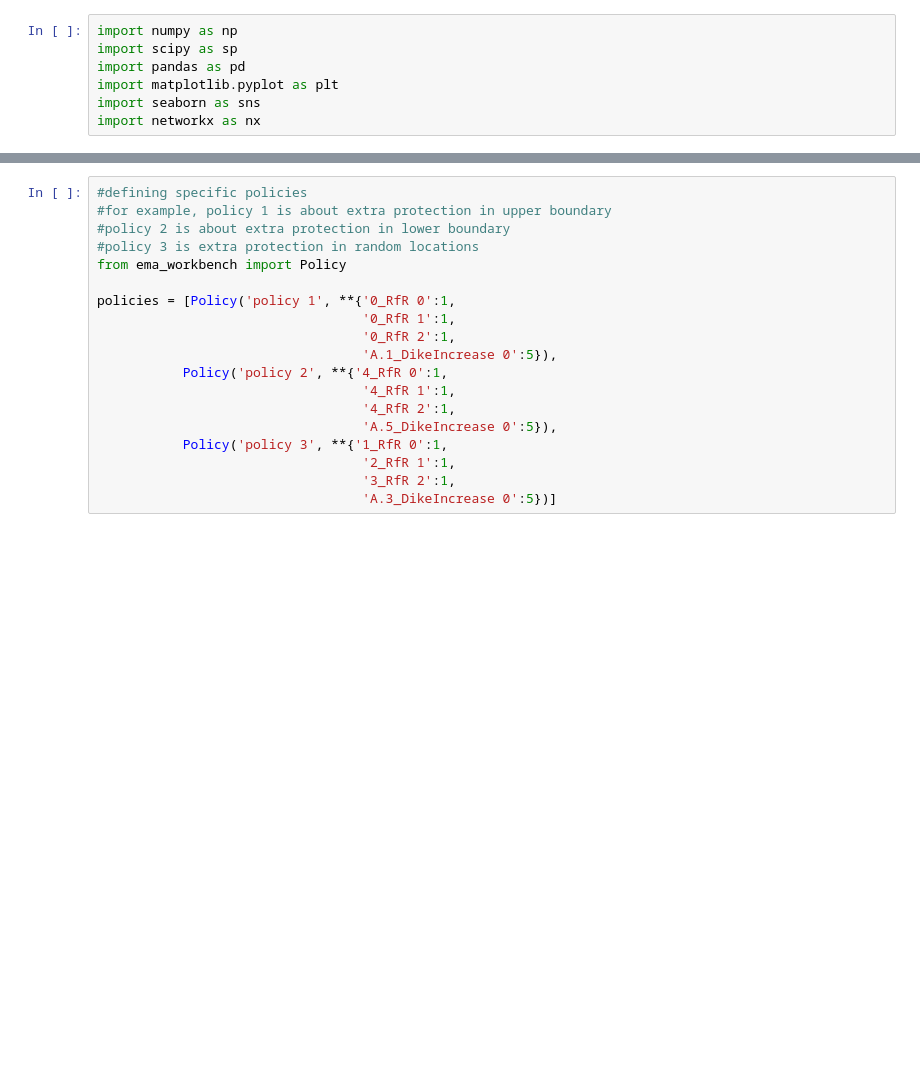
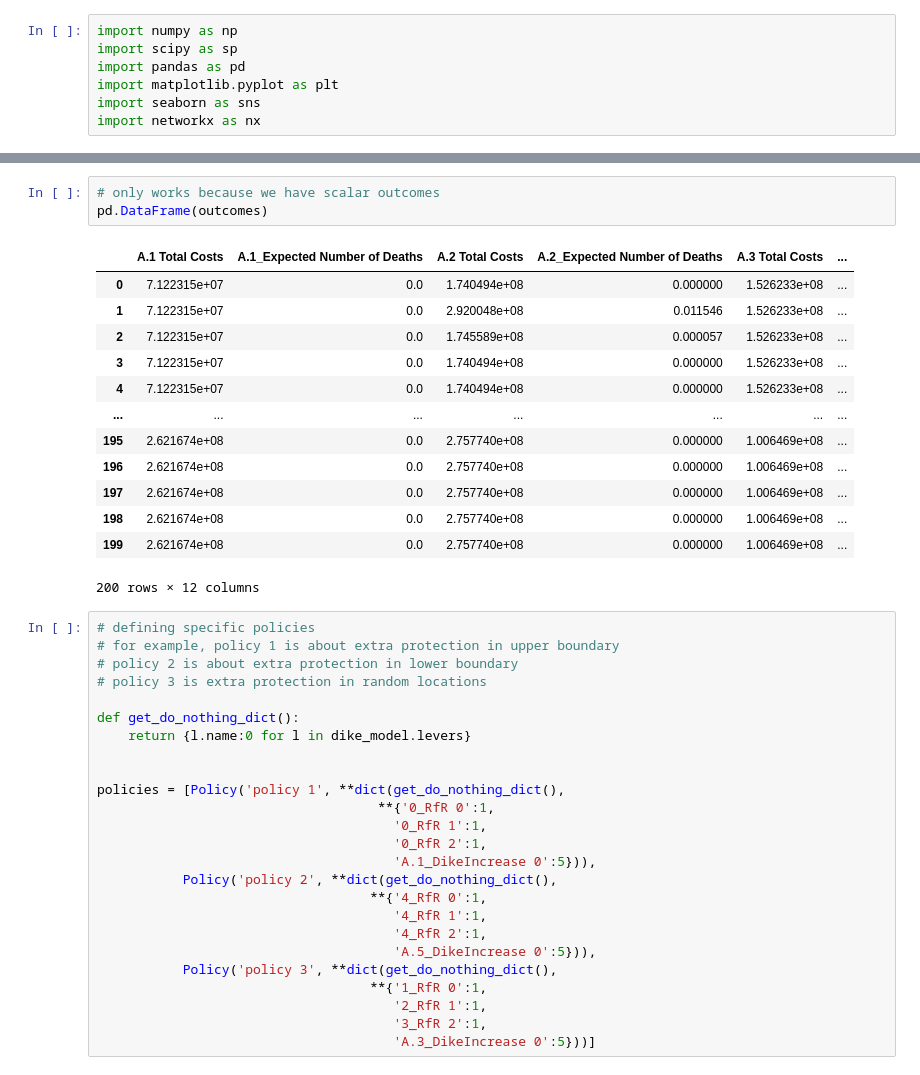
Before and after one commit to quaquel/epa141A_open, a Jupyter notebook: final assignment/Problem Formulations.ipynb, the cells around one changed output, grey strips where cells are left out. Drawn from its saved outputs; the diff is of its cells as text; blank space fills up the shorter version.

```diff
--- a/final assignment/Problem Formulations.ipynb
+++ b/final assignment/Problem Formulations.ipynb
@@ -153,23 +126,46 @@ dict_keys(['A.1 Total Costs', 'A.1_Expected Number of Deaths', 'A.2 Total Costs'
 200 rows × 53 columns
+# %%
+# only works because we have scalar outcomes
+pd.DataFrame(outcomes)
+# %% [output]
+|  | A.1 Total Costs | A.1_Expected Number of Deaths | A.2 Total Costs | A.2_Expected Number of Deaths | A.3 Total Costs | ... |
+| 0 | 7.122315e+07 | 0.0 | 1.740494e+08 | 0.000000 | 1.526233e+08 | ... |
+| 1 | 7.122315e+07 | 0.0 | 2.920048e+08 | 0.011546 | 1.526233e+08 | ... |
+| 2 | 7.122315e+07 | 0.0 | 1.745589e+08 | 0.000057 | 1.526233e+08 | ... |
+| 3 | 7.122315e+07 | 0.0 | 1.740494e+08 | 0.000000 | 1.526233e+08 | ... |
+| 4 | 7.122315e+07 | 0.0 | 1.740494e+08 | 0.000000 | 1.526233e+08 | ... |
+| ... | ... | ... | ... | ... | ... | ... |
+| 195 | 2.621674e+08 | 0.0 | 2.757740e+08 | 0.000000 | 1.006469e+08 | ... |
+| 196 | 2.621674e+08 | 0.0 | 2.757740e+08 | 0.000000 | 1.006469e+08 | ... |
+| 197 | 2.621674e+08 | 0.0 | 2.757740e+08 | 0.000000 | 1.006469e+08 | ... |
+| 198 | 2.621674e+08 | 0.0 | 2.757740e+08 | 0.000000 | 1.006469e+08 | ... |
+| 199 | 2.621674e+08 | 0.0 | 2.757740e+08 | 0.000000 | 1.006469e+08 | ... |
+200 rows × 12 columns
 # %%
-#defining specific policies
-#for example, policy 1 is about extra protection in upper boundary
-#policy 2 is about extra protection in lower boundary
-#policy 3 is extra protection in random locations
-from ema_workbench import Policy
+# defining specific policies
+# for example, policy 1 is about extra protection in upper boundary
+# policy 2 is about extra protection in lower boundary
+# policy 3 is extra protection in random locations
 
-policies = [Policy('policy 1', **{'0_RfR 0':1,
-                                  '0_RfR 1':1,
-                                  '0_RfR 2':1,
-                                  'A.1_DikeIncrease 0':5}),
-           Policy('policy 2', **{'4_RfR 0':1,
-                                  '4_RfR 1':1,
-                                  '4_RfR 2':1,
-                                  'A.5_DikeIncrease 0':5}),
-           Policy('policy 3', **{'1_RfR 0':1,
-                                  '2_RfR 1':1,
-                                  '3_RfR 2':1,
-                                  'A.3_DikeIncrease 0':5})]
+def get_do_nothing_dict():
+    return {l.name:0 for l in dike_model.levers}
+
+
+policies = [Policy('policy 1', **dict(get_do_nothing_dict(),
+                                    **{'0_RfR 0':1,
+                                      '0_RfR 1':1,
+                                      '0_RfR 2':1,
+                                      'A.1_DikeIncrease 0':5})),
+           Policy('policy 2', **dict(get_do_nothing_dict(),
+                                   **{'4_RfR 0':1,
+                                      '4_RfR 1':1,
+                                      '4_RfR 2':1,
+                                      'A.5_DikeIncrease 0':5})),
+           Policy('policy 3', **dict(get_do_nothing_dict(),
+                                   **{'1_RfR 0':1,
+                                      '2_RfR 1':1,
+                                      '3_RfR 2':1,
+                                      'A.3_DikeIncrease 0':5}))]
 # %%
 #pass the policies list to EMA workbench experiment runs
 n_scenarios = 100
```
Also changed, not shown: parts of 11 cells of this notebook, 3 other files.
